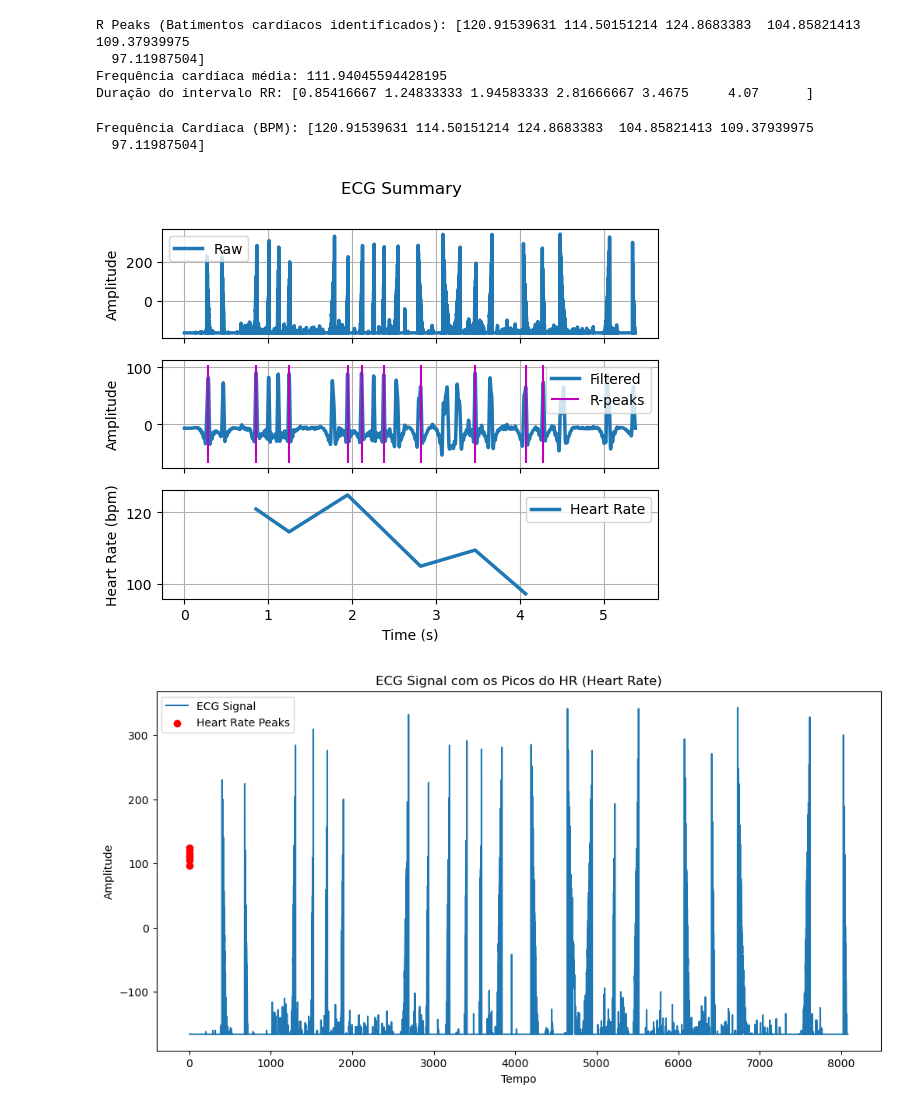
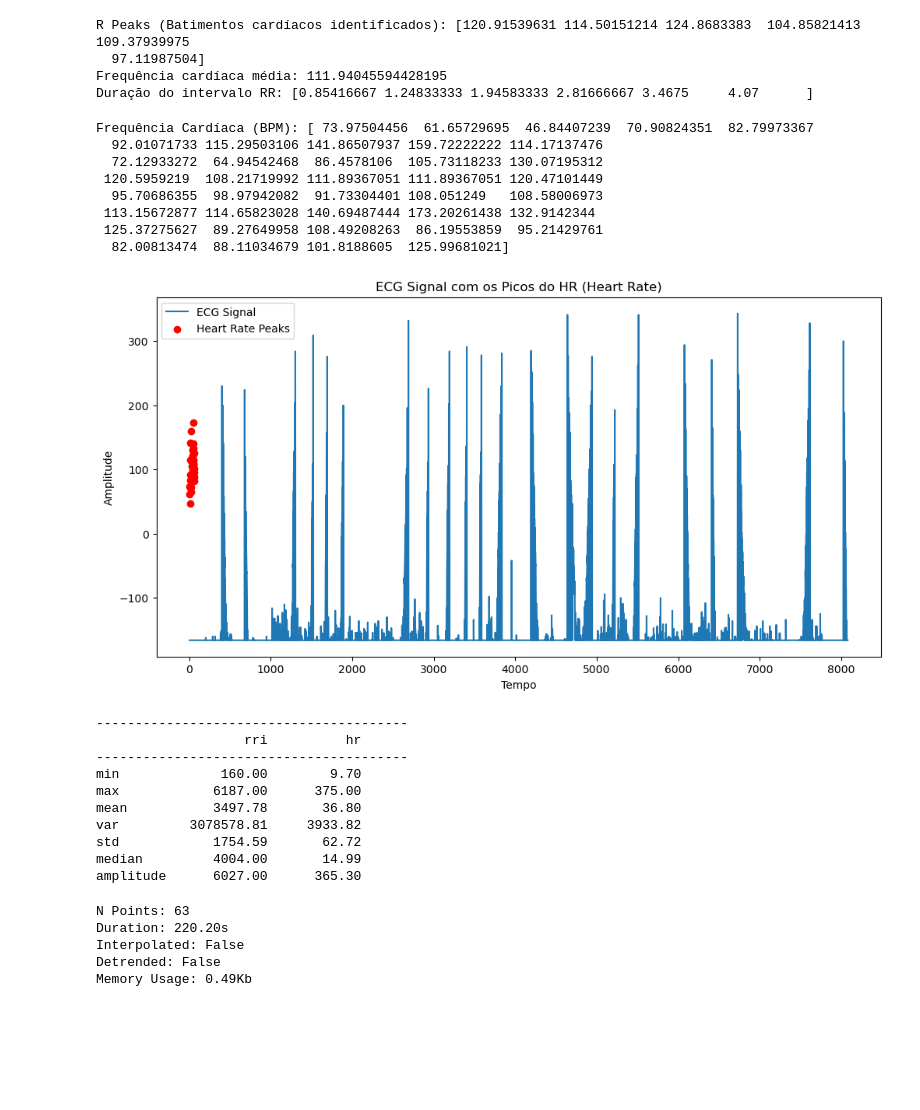
Before and after one commit to eltonsarmanho/AnaliseECG, a Jupyter notebook: AnaliseDadosECG.ipynb, the cells around one changed output. Cells and saved outputs as stored; diff of their text form; code cells hidden in the pictures; blank space fills up the shorter version.

```diff
--- a/AnaliseDadosECG.ipynb
+++ b/AnaliseDadosECG.ipynb
@@ -145,24 +154,58 @@ Duração do intervalo RR: [0.85416667 1.24833333 1.94583333 2.81666667 3.4675
 # %%
 
 
 # Processamento do sinal ECG
-out = ecg.ecg(signal=ecg_data, sampling_rate=1200, show=True)
+out = ecg.ecg(signal=ecg_data, sampling_rate=1200, show=False)
 
 # Frequência cardíaca em BPM
 heart_rate = out['heart_rate']
 print("Frequência Cardíaca (BPM):", heart_rate)
 
 # Plotar o sinal ECG e os picos detectados
 plt.figure(figsize=(12, 6))
 plt.plot(ecg_data, label='ECG Signal')
 plt.scatter(out['heart_rate_ts'], out['heart_rate'], color='red', label='Heart Rate Peaks')
 plt.title('ECG Signal com os Picos do HR (Heart Rate)')
 plt.xlabel('Tempo')
 plt.ylabel('Amplitude')
 plt.legend()
 plt.show()
 # %% [output]
-Frequência Cardíaca (BPM): [120.91539631 114.50151214 124.8683383  104.85821413 109.37939975
-  97.11987504]
+Frequência Cardíaca (BPM): [ 73.97504456  61.65729695  46.84407239  70.90824351  82.79973367
+  92.01071733 115.29503106 141.86507937 159.72222222 114.17137476
+  72.12933272  64.94542468  86.4578106  105.73118233 130.07195312
+ 120.5959219  108.21719992 111.89367051 111.89367051 120.47101449
+  95.70686355  98.97942082  91.73304401 108.051249   108.58006973
+ 113.15672877 114.65823028 140.69487444 173.20261438 132.9142344
+ 125.37275627  89.27649958 108.49208263  86.19553859  95.21429761
+  82.00813474  88.11034679 101.8188605  125.99681021]
-[figure, old version]
+[figure, new version]
-[figure, removed]
+# %%
+out = ecg.ecg(signal=ecg_data, sampling_rate=100, show=False)
+
+# Extract specific features from the processed ECG signal
+rr_intervals = out['rpeaks']  # R-peak indices
+rr_intervals
+rri = RRi(rr_intervals)
+
+desc = rri.describe()
+desc
+# %% [output]
+----------------------------------------
+                   rri          hr
+----------------------------------------
+min             160.00        9.70
+max            6187.00      375.00
+mean           3497.78       36.80
+var         3078578.81     3933.82
+std            1754.59       62.72
+median         4004.00       14.99
+amplitude      6027.00      365.30
+# %%
+rri.info()
+# %% [output]
+N Points: 63
+Duration: 220.20s
+Interpolated: False
+Detrended: False
+Memory Usage: 0.49Kb
```
Also changed, not shown: parts of 8 cells of this notebook.
